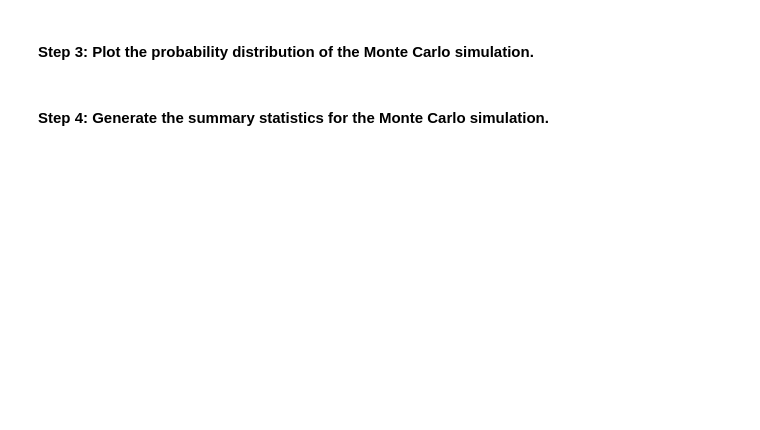
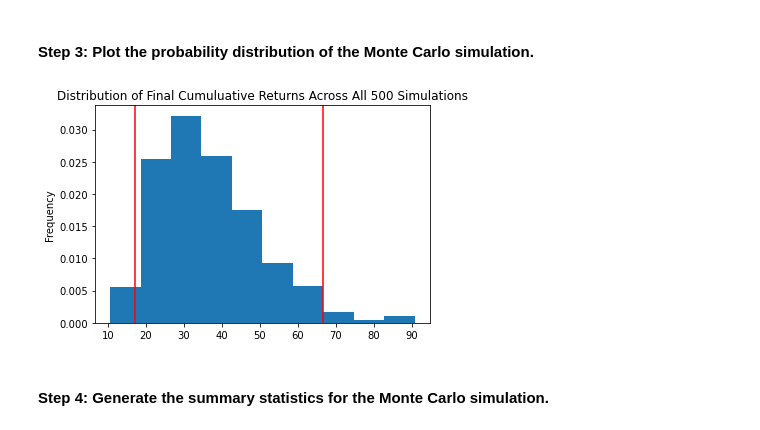
Before and after one commit to RyanRFelder/Module_5_Challenge, a Jupyter notebook: financial_planning_tools.ipynb, the cells around one changed output. Cells and saved outputs as stored; diff of their text form; code cells hidden in the pictures; blank space fills up the shorter version.

```diff
--- a/financial_planning_tools.ipynb
+++ b/financial_planning_tools.ipynb
@@ -473,7 +585,10 @@ In this section, you’ll use the MCForecastTools library to create a Monte Carl
 # %%
 # Visualize the probability distribution of the 30-year Monte Carlo simulation
 # by plotting a histogram
-# YOUR CODE HERE
+
+weight_distribution_plot = MC_weight.plot_distribution()
+# %% [output]
+[figure, added]
 # %% [markdown]
 #### Step 4: Generate the summary statistics for the Monte Carlo simulation.
 # %%
```
Also changed, not shown: parts of 13 cells of this notebook.
